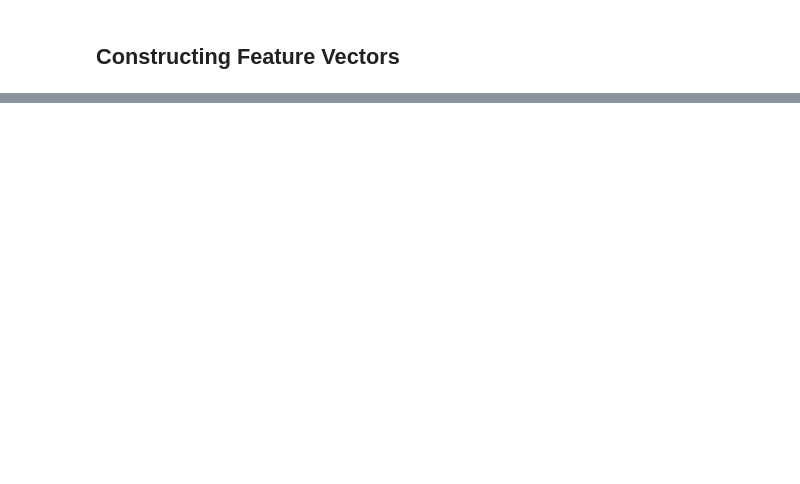
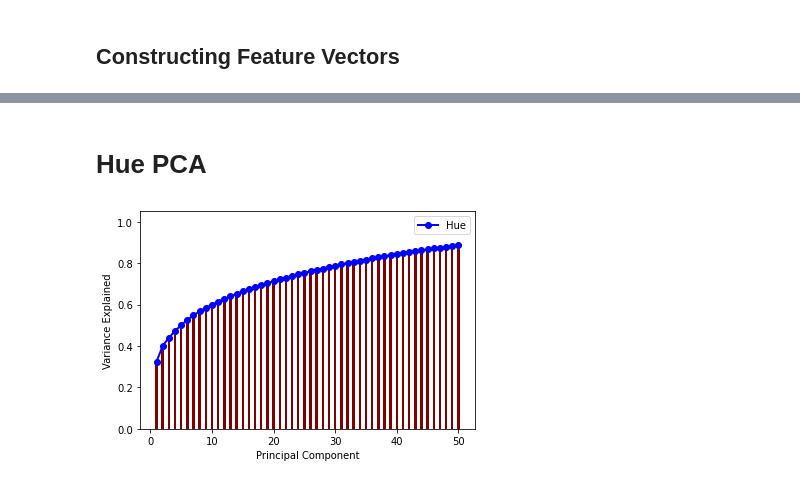
Before and after one commit to vrvenkatesh/w281-summer-2023-project-computer-vision, a Jupyter notebook: feature_extraction.ipynb, the cells around one changed output, grey strips where cells are left out. Cells and saved outputs as stored; diff of their text form; code cells hidden in the pictures; blank space fills up the shorter version.

```diff
--- a/feature_extraction.ipynb
+++ b/feature_extraction.ipynb
@@ -325,0 +332,20 @@ for index, item in enumerate(unique_df.iterrows()):
+# %%
+# Import required modules
+from sklearn.decomposition import PCA
+from sklearn.preprocessing import StandardScaler
+
+def plotPCA(df, n_components=50, feature='Type of Feature'):
+  pca = PCA(n_components=min(df.count(), n_components))
+
+  # Perform fit
+  converted_data = pca.fit(hog_features.tolist())
+
+  PC_values = np.arange(pca.n_components_) + 1
+  plt.plot(PC_values, np.cumsum(pca.explained_variance_ratio_), 'o-', linewidth=2, color='blue')
+  plt.bar(PC_values, np.cumsum(pca.explained_variance_ratio_), color ='maroon',
+          width = 0.4)
+  plt.ylim(0.0,1.05)
+  plt.legend([feature])
+  plt.xlabel('Principal Component')
+  plt.ylabel('Variance Explained')
+  plt.show()
@@ -325,0 +414,11 @@ for index, item in enumerate(unique_df.iterrows()):
+# %% [markdown]
+# Hue PCA
+# %%
+hue_features = train_df_features.dropna(subset=['Hue'])
+
+hue_features = hue_features['Hue']
+
+# Plot PCA
+plotPCA(hue_features, feature='Hue')
+# %% [output]
+[figure, added]
```
Also changed, not shown: parts of 22 cells of this notebook.
